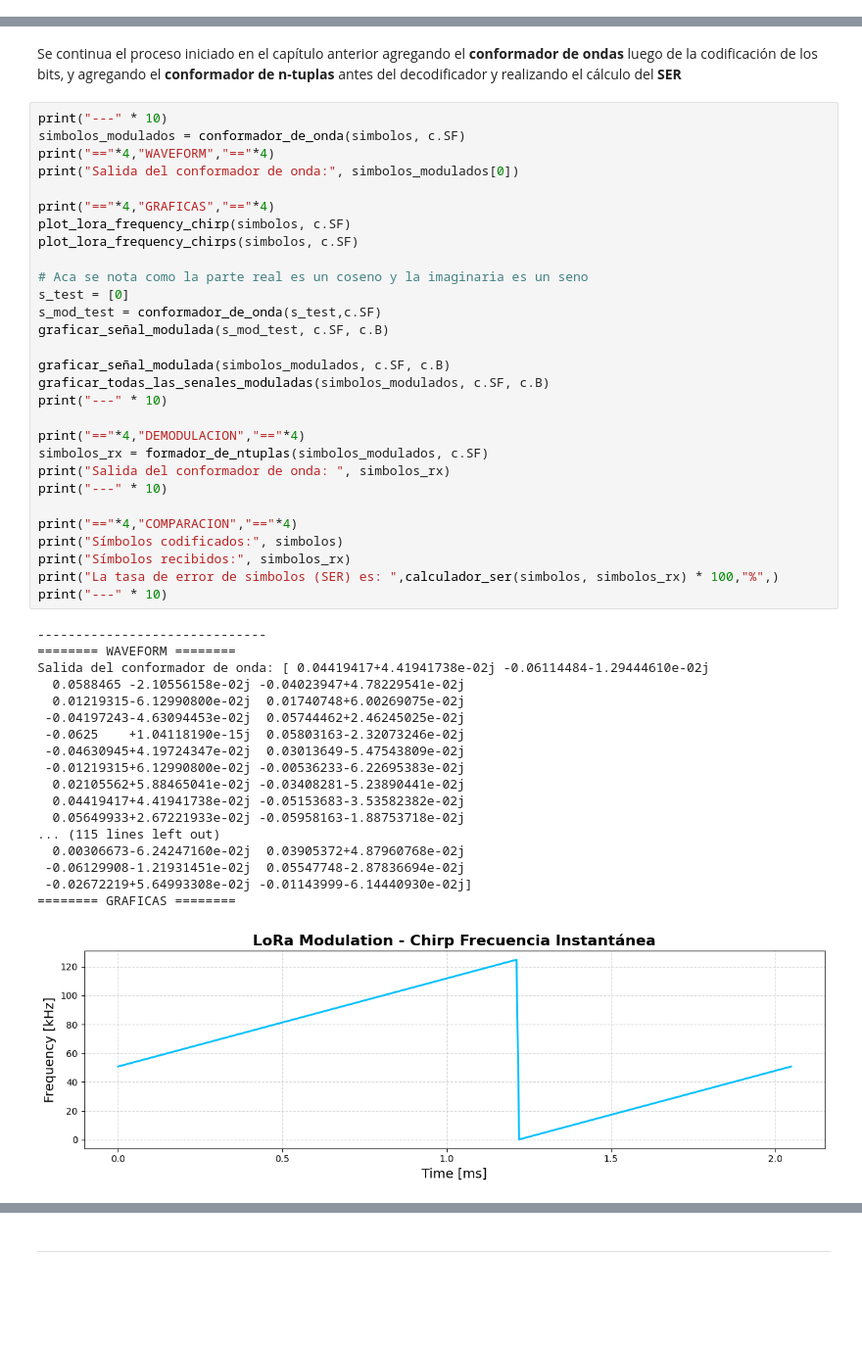
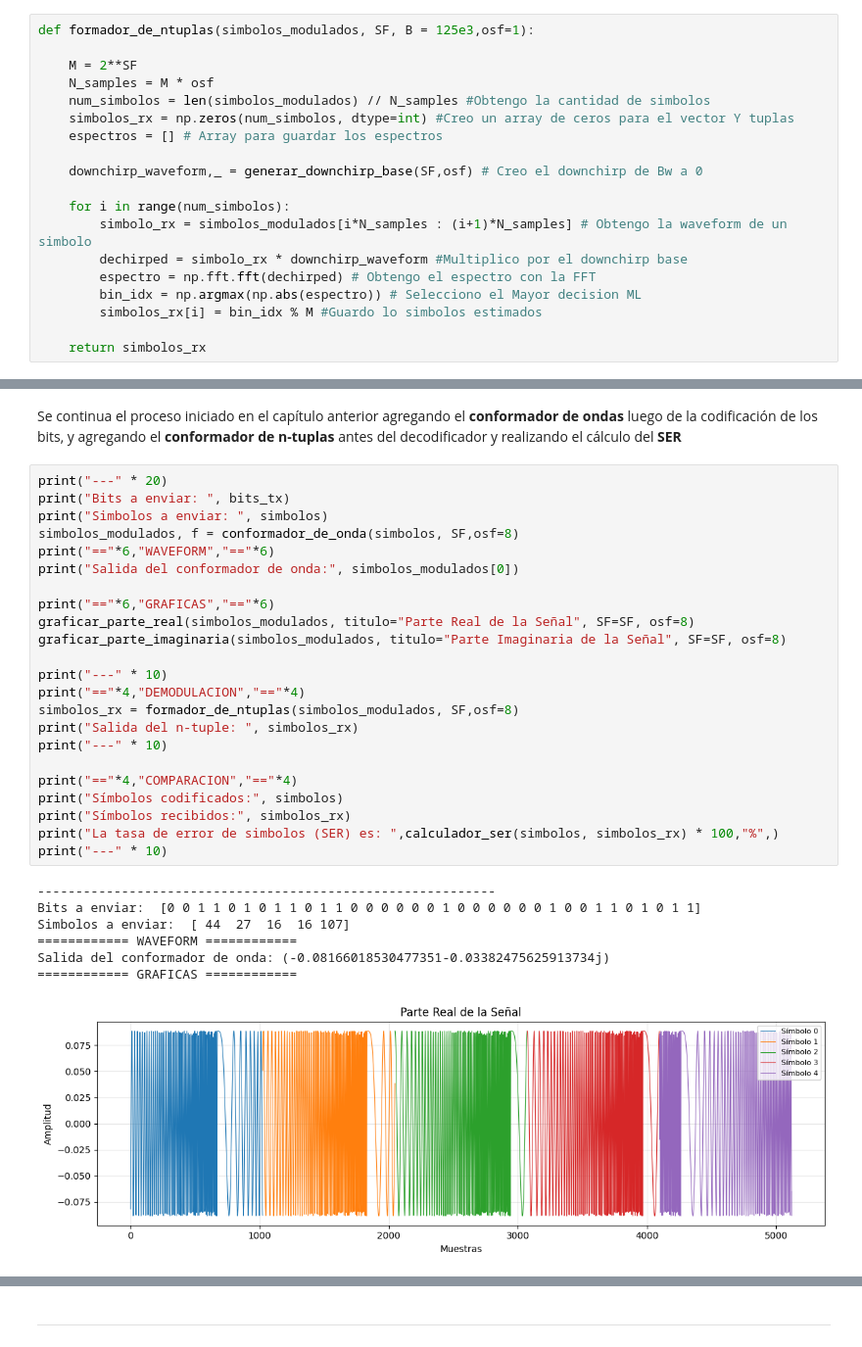
Before and after one commit to nicopinera/com-dig, a Jupyter notebook: Entregas/04Entrega.ipynb, the cells around one changed output, grey strips where cells are left out. Shown at 98% size. Cells and saved outputs as stored; diff of their text form; blank space fills up the shorter version.

Commit message:
Agregado: graficos, correccion en el texto del conformador y n-tuple

```diff
--- a/Entregas/04Entrega.ipynb
+++ b/Entregas/04Entrega.ipynb
@@ -615,0 +912,19 @@ def plot_lora_frequency_chirps(simbolos, SF=8, B=125e3):
+# %%
+def formador_de_ntuplas(simbolos_modulados, SF, B = 125e3,osf=1):
+
+    M = 2**SF
+    N_samples = M * osf
+    num_simbolos = len(simbolos_modulados) // N_samples #Obtengo la cantidad de simbolos
+    simbolos_rx = np.zeros(num_simbolos, dtype=int) #Creo un array de ceros para el vector Y tuplas
+    espectros = [] # Array para guardar los espectros
+
+    downchirp_waveform,_ = generar_downchirp_base(SF,osf) # Creo el downchirp de Bw a 0
+
+    for i in range(num_simbolos):
+        simbolo_rx = simbolos_modulados[i*N_samples : (i+1)*N_samples] # Obtengo la waveform de un simbolo
+        dechirped = simbolo_rx * downchirp_waveform #Multiplico por el downchirp base
+        espectro = np.fft.fft(dechirped) # Obtengo el espectro con la FFT
+        bin_idx = np.argmax(np.abs(espectro)) # Selecciono el Mayor decision ML
+        simbolos_rx[i] = bin_idx % M #Guardo lo simbolos estimados
+
+    return simbolos_rx
@@ -618,50 +960,33 @@ def plot_lora_frequency_chirps(simbolos, SF=8, B=125e3):
 # %% [markdown]
 Se continua el proceso iniciado en el capítulo anterior agregando el **conformador de ondas** luego de la codificación de los bits, y agregando el **conformador de n-tuplas** antes del decodificador y realizando el cálculo del **SER**
 # %%
-print("---" * 10)
-simbolos_modulados = conformador_de_onda(simbolos, c.SF)
-print("=="*4,"WAVEFORM","=="*4)
+print("---" * 20)
+print("Bits a enviar: ", bits_tx)
+print("Simbolos a enviar: ", simbolos)
+simbolos_modulados, f = conformador_de_onda(simbolos, SF,osf=8)
+print("=="*6,"WAVEFORM","=="*6)
 print("Salida del conformador de onda:", simbolos_modulados[0])
 
-print("=="*4,"GRAFICAS","=="*4)
-plot_lora_frequency_chirp(simbolos, c.SF)
-plot_lora_frequency_chirps(simbolos, c.SF)
+print("=="*6,"GRAFICAS","=="*6)
+graficar_parte_real(simbolos_modulados, titulo="Parte Real de la Señal", SF=SF, osf=8)
+graficar_parte_imaginaria(simbolos_modulados, titulo="Parte Imaginaria de la Señal", SF=SF, osf=8)
 
-# Aca se nota como la parte real es un coseno y la imaginaria es un seno
-s_test = [0]
-s_mod_test = conformador_de_onda(s_test,c.SF)
-graficar_señal_modulada(s_mod_test, c.SF, c.B)
-
-graficar_señal_modulada(simbolos_modulados, c.SF, c.B)
-graficar_todas_las_senales_moduladas(simbolos_modulados, c.SF, c.B)
 print("---" * 10)
-
 print("=="*4,"DEMODULACION","=="*4)
-simbolos_rx = formador_de_ntuplas(simbolos_modulados, c.SF)
-print("Salida del conformador de onda: ", simbolos_rx)
+simbolos_rx = formador_de_ntuplas(simbolos_modulados, SF,osf=8)
+print("Salida del n-tuple: ", simbolos_rx)
 print("---" * 10)
 
 print("=="*4,"COMPARACION","=="*4)
 print("Símbolos codificados:", simbolos)
 print("Símbolos recibidos:", simbolos_rx)
 print("La tasa de error de simbolos (SER) es: ",calculador_ser(simbolos, simbolos_rx) * 100,"%",)
 print("---" * 10)
 # %% [output]
-------------------------------
-======== WAVEFORM ========
-Salida del conformador de onda: [ 0.04419417+4.41941738e-02j -0.06114484-1.29444610e-02j
-  0.0588465 -2.10556158e-02j -0.04023947+4.78229541e-02j
-  0.01219315-6.12990800e-02j  0.01740748+6.00269075e-02j
- -0.04197243-4.63094453e-02j  0.05744462+2.46245025e-02j
- -0.0625    +1.04118190e-15j  0.05803163-2.32073246e-02j
- -0.04630945+4.19724347e-02j  0.03013649-5.47543809e-02j
- -0.01219315+6.12990800e-02j -0.00536233-6.22695383e-02j
-  0.02105562+5.88465041e-02j -0.03408281-5.23890441e-02j
-  0.04419417+4.41941738e-02j -0.05153683-3.53582382e-02j
-  0.05649933+2.67221933e-02j -0.05958163-1.88753718e-02j
-... (115 lines left out)
-  0.00306673-6.24247160e-02j  0.03905372+4.87960768e-02j
- -0.06129908-1.21931451e-02j  0.05547748-2.87836694e-02j
- -0.02672219+5.64993308e-02j -0.01143999-6.14440930e-02j]
-======== GRAFICAS ========
+------------------------------------------------------------
+Bits a enviar:  [0 0 1 1 0 1 0 1 1 0 1 1 0 0 0 0 0 0 1 0 0 0 0 0 0 1 0 0 1 1 0 1 0 1 1]
+Simbolos a enviar:  [ 44  27  16  16 107]
+============ WAVEFORM ============
+Salida del conformador de onda: (-0.08166018530477351-0.03382475625913734j)
+============ GRAFICAS ============
-[figure, old version]
+[figure, new version]
```
Also changed, not shown: parts of 42 cells of this notebook.
